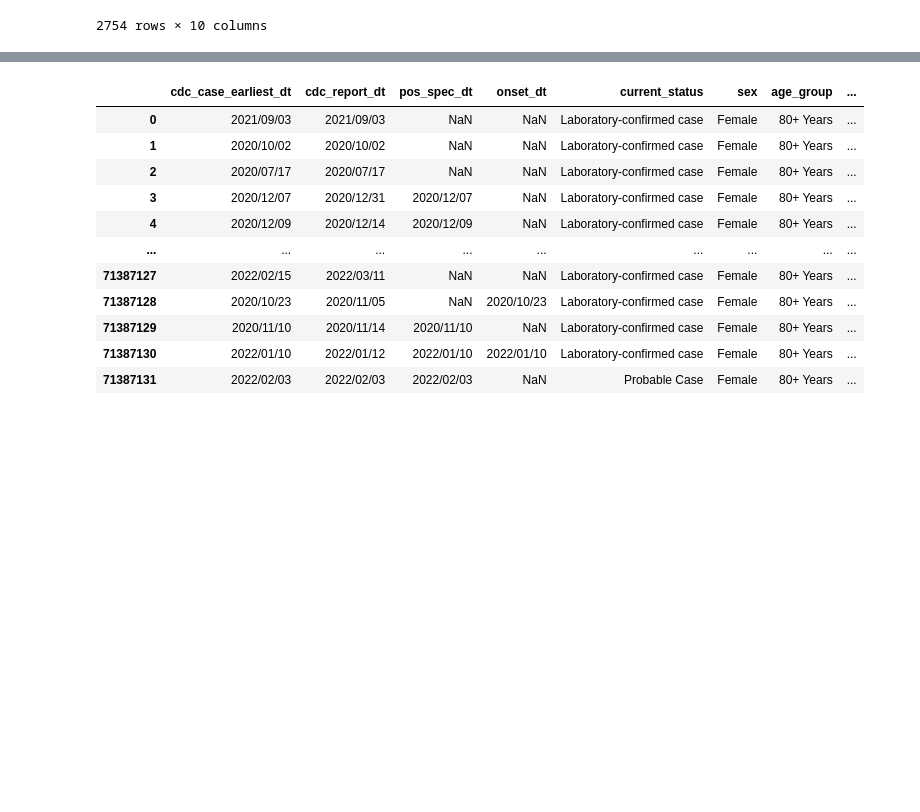
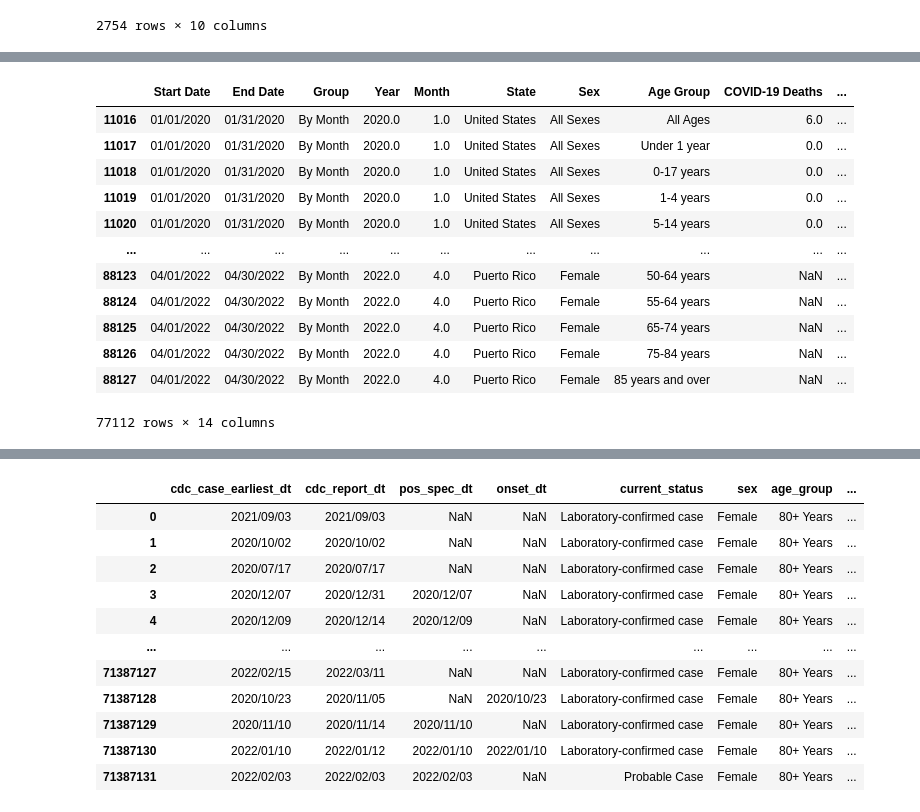
Before and after one commit to HartChrisT/Covid_Comorbidities, a Jupyter notebook: COVID_DataFrames.ipynb, the cells around one changed output, grey strips where cells are left out. Saved outputs shown, nothing was run; the diff lists cells and outputs as text; code cells hidden in the pictures; blank space fills up the shorter version.

```diff
--- a/COVID_DataFrames.ipynb
+++ b/COVID_DataFrames.ipynb
@@ -213,0 +204,18 @@ Covid_sex.columns.tolist()
+# %%
+# Creating DataFrame by month
+Covid_sex_by_month = Covid_sex.loc[Covid_sex['Group'] == 'By Month']
+Covid_sex_by_month
+# %% [output]
+|  | Start Date | End Date | Group | Year | Month | State | Sex | Age Group | COVID-19 Deaths | ... |
+| 11016 | 01/01/2020 | 01/31/2020 | By Month | 2020.0 | 1.0 | United States | All Sexes | All Ages | 6.0 | ... |
+| 11017 | 01/01/2020 | 01/31/2020 | By Month | 2020.0 | 1.0 | United States | All Sexes | Under 1 year | 0.0 | ... |
+| 11018 | 01/01/2020 | 01/31/2020 | By Month | 2020.0 | 1.0 | United States | All Sexes | 0-17 years | 0.0 | ... |
+| 11019 | 01/01/2020 | 01/31/2020 | By Month | 2020.0 | 1.0 | United States | All Sexes | 1-4 years | 0.0 | ... |
+| 11020 | 01/01/2020 | 01/31/2020 | By Month | 2020.0 | 1.0 | United States | All Sexes | 5-14 years | 0.0 | ... |
+| ... | ... | ... | ... | ... | ... | ... | ... | ... | ... | ... |
+| 88123 | 04/01/2022 | 04/30/2022 | By Month | 2022.0 | 4.0 | Puerto Rico | Female | 50-64 years | NaN | ... |
+| 88124 | 04/01/2022 | 04/30/2022 | By Month | 2022.0 | 4.0 | Puerto Rico | Female | 55-64 years | NaN | ... |
+| 88125 | 04/01/2022 | 04/30/2022 | By Month | 2022.0 | 4.0 | Puerto Rico | Female | 65-74 years | NaN | ... |
+| 88126 | 04/01/2022 | 04/30/2022 | By Month | 2022.0 | 4.0 | Puerto Rico | Female | 75-84 years | NaN | ... |
+| 88127 | 04/01/2022 | 04/30/2022 | By Month | 2022.0 | 4.0 | Puerto Rico | Female | 85 years and over | NaN | ... |
+77112 rows × 14 columns
```
Also changed, not shown: parts of 6 cells of this notebook, 2 other files.
